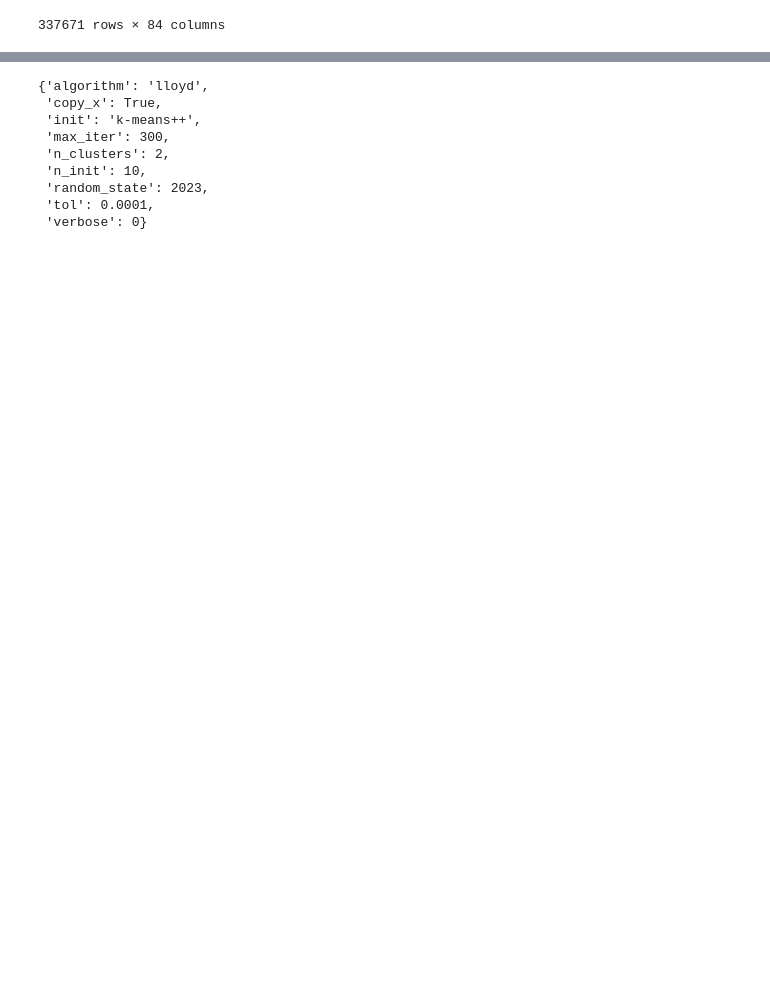
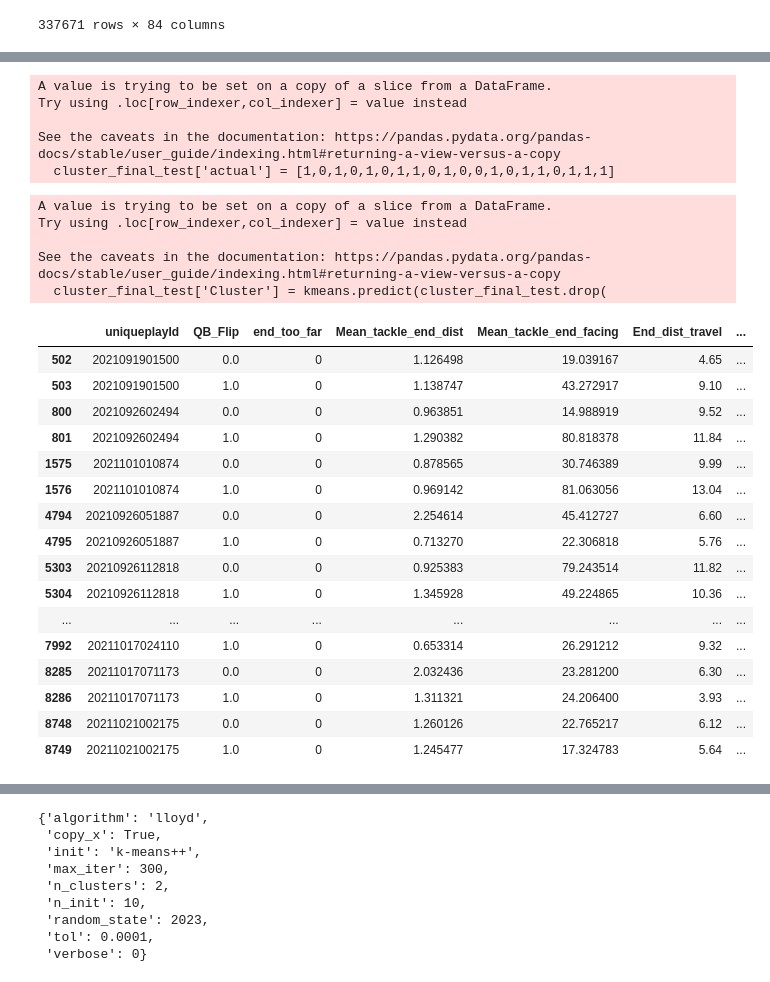
Before and after one commit to cnickol26/BigDataBowl2023, a Jupyter notebook: RushTypeModeling.ipynb, the cells around one changed output, grey strips where cells are left out. Drawn from its saved outputs; the diff is of its cells as text; code cells hidden in the pictures; blank space fills up the shorter version.

```diff
--- a/RushTypeModeling.ipynb
+++ b/RushTypeModeling.ipynb
@@ -208,7 +235,49 @@ speed_clust
 # %%
 cluster_final = cluster_data[cluster_data['end_too_far']==0]
+# %%
+test_plays = [20210926112818,2021092602494,20211010112817,20211017071173,2021101010874,20211017024110, 20211003081723, 2021091901500, 20211021002175, 20210926051887]
+
+cluster_final_test = cluster_final[cluster_final['uniqueplayId'].isin(test_plays)]
+cluster_final_test['actual'] = [1,0,1,0,1,0,1,1,0,1,0,0,1,0,1,1,0,1,1,1]
+#[(i-1)*-1 for i in [1,0,1,0,1,0,1,1,0,1,0,0,1,0,1,1,0,1,1,1]]
+cluster_final_train = cluster_final[~cluster_final['uniqueplayId'].isin(test_plays)]
+# %% [output]
+A value is trying to be set on a copy of a slice from a DataFrame.
+Try using .loc[row_indexer,col_indexer] = value instead
+
+See the caveats in the documentation: https://pandas.pydata.org/pandas-docs/stable/user_guide/indexing.html#returning-a-view-versus-a-copy
+  cluster_final_test['actual'] = [1,0,1,0,1,0,1,1,0,1,0,0,1,0,1,1,0,1,1,1]
 # %%
-cluster_X = cluster_final.drop(
+cluster_X = cluster_final_train.drop(
     ['uniqueplayId', 'QB_Flip', 'end_too_far'], axis=1)
 # %%
 kmeans = KMeans(n_clusters=2, random_state=2023).fit(cluster_X)
+# %%
+cluster_final_test['Cluster'] = kmeans.predict(cluster_final_test.drop(
+    ['uniqueplayId', 'QB_Flip', 'end_too_far', 'actual'], axis=1))
+# %% [output]
+A value is trying to be set on a copy of a slice from a DataFrame.
+Try using .loc[row_indexer,col_indexer] = value instead
+
+See the caveats in the documentation: https://pandas.pydata.org/pandas-docs/stable/user_guide/indexing.html#returning-a-view-versus-a-copy
+  cluster_final_test['Cluster'] = kmeans.predict(cluster_final_test.drop(
+# %%
+cluster_final_test
+# %% [output]
+|  | uniqueplayId | QB_Flip | end_too_far | Mean_tackle_end_dist | Mean_tackle_end_facing | End_dist_travel | ... |
+| 502 | 2021091901500 | 0.0 | 0 | 1.126498 | 19.039167 | 4.65 | ... |
+| 503 | 2021091901500 | 1.0 | 0 | 1.138747 | 43.272917 | 9.10 | ... |
+| 800 | 2021092602494 | 0.0 | 0 | 0.963851 | 14.988919 | 9.52 | ... |
+| 801 | 2021092602494 | 1.0 | 0 | 1.290382 | 80.818378 | 11.84 | ... |
+| 1575 | 2021101010874 | 0.0 | 0 | 0.878565 | 30.746389 | 9.99 | ... |
+| 1576 | 2021101010874 | 1.0 | 0 | 0.969142 | 81.063056 | 13.04 | ... |
+| 4794 | 20210926051887 | 0.0 | 0 | 2.254614 | 45.412727 | 6.60 | ... |
+| 4795 | 20210926051887 | 1.0 | 0 | 0.713270 | 22.306818 | 5.76 | ... |
+| 5303 | 20210926112818 | 0.0 | 0 | 0.925383 | 79.243514 | 11.82 | ... |
+| 5304 | 20210926112818 | 1.0 | 0 | 1.345928 | 49.224865 | 10.36 | ... |
+| ... | ... | ... | ... | ... | ... | ... | ... |
+| 7992 | 20211017024110 | 1.0 | 0 | 0.653314 | 26.291212 | 9.32 | ... |
+| 8285 | 20211017071173 | 0.0 | 0 | 2.032436 | 23.281200 | 6.30 | ... |
+| 8286 | 20211017071173 | 1.0 | 0 | 1.311321 | 24.206400 | 3.93 | ... |
+| 8748 | 20211021002175 | 0.0 | 0 | 1.260126 | 22.765217 | 6.12 | ... |
+| 8749 | 20211021002175 | 1.0 | 0 | 1.245477 | 17.324783 | 5.64 | ... |
```
Also changed, not shown: parts of 15 cells of this notebook.
